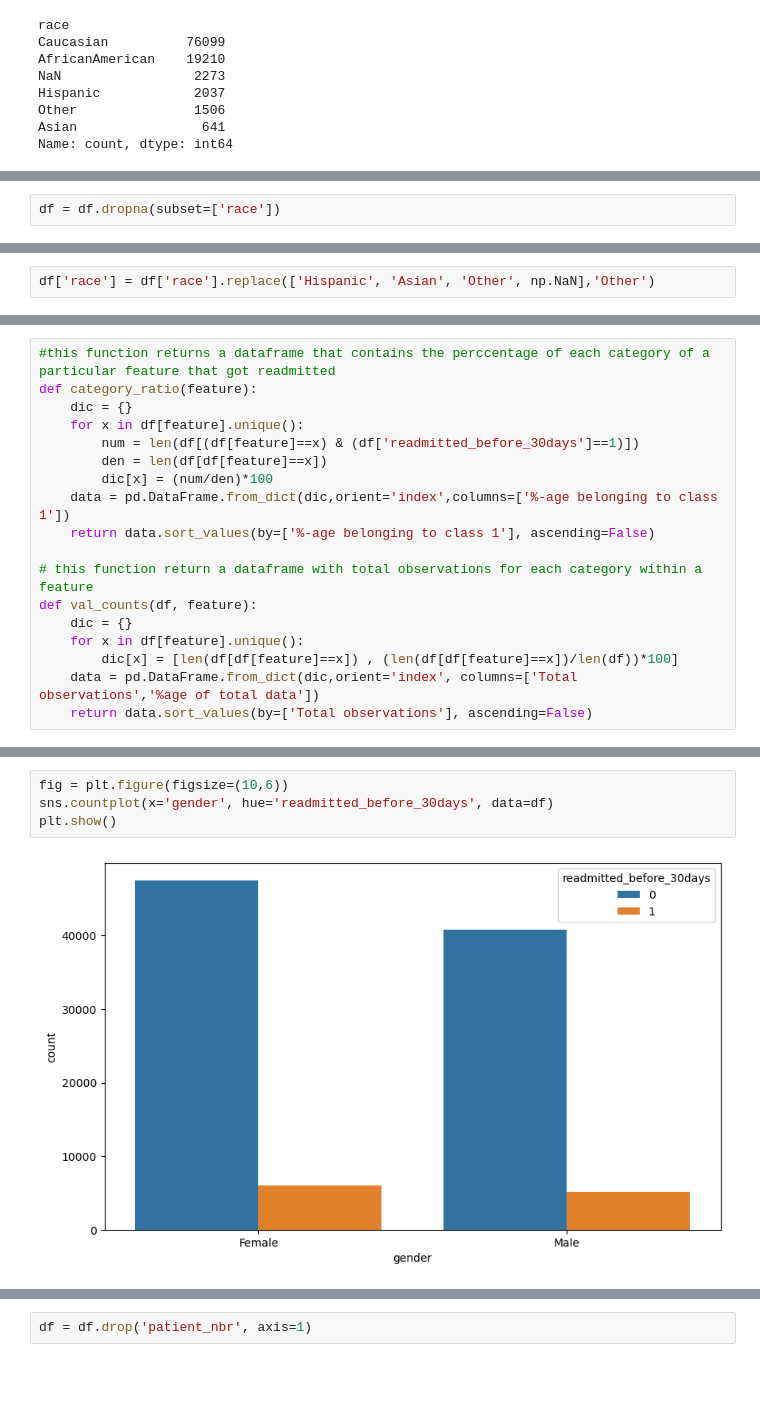
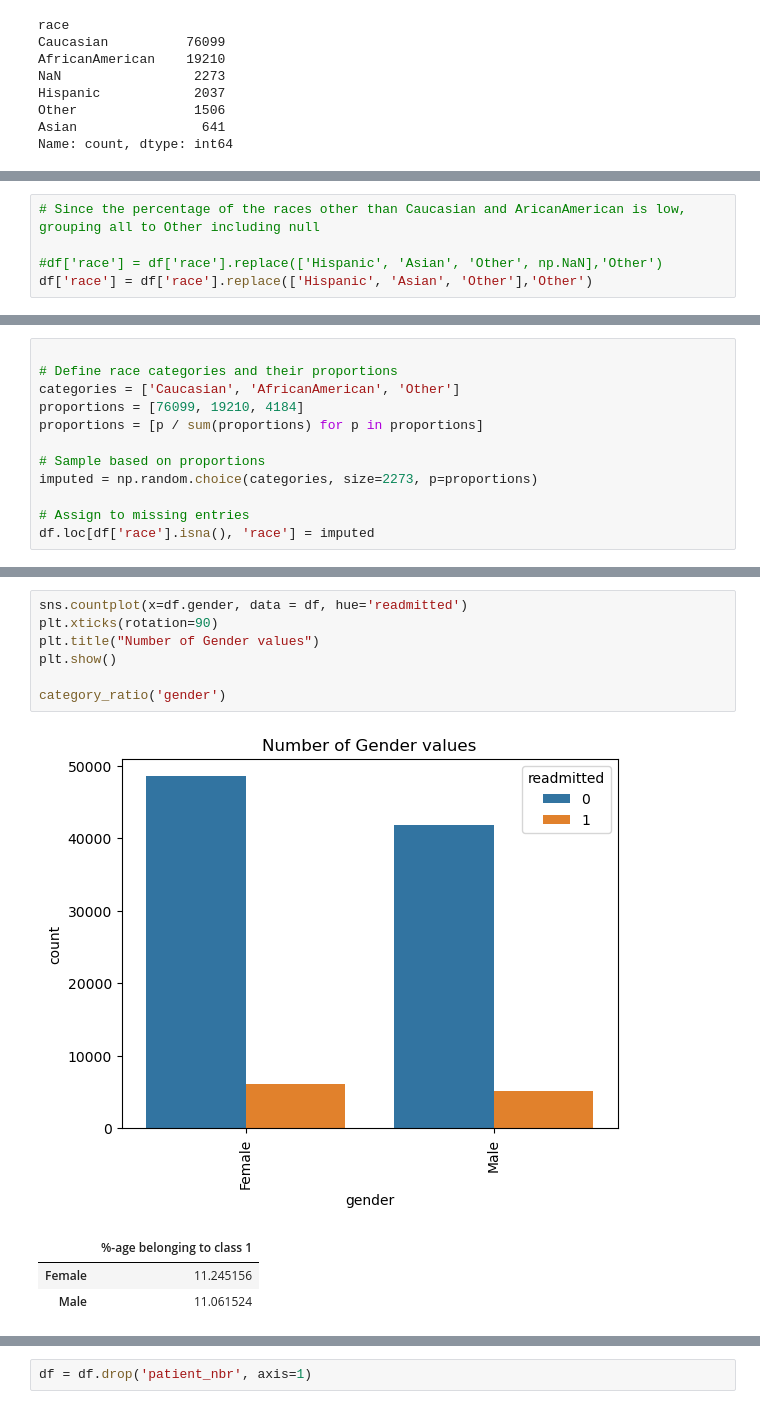
Before and after one commit to deedeese/Hospital-Readmission-of-Diabetic-Patients, a Jupyter notebook: Project.ipynb, the cells around one changed output, grey strips where cells are left out. Cells and saved outputs as stored; diff of their text form; blank space fills up the shorter version.

```diff
--- a/Project.ipynb
+++ b/Project.ipynb
@@ -210,2 +427,0 @@ There are 2273 instances without race which is 2.23% which can be dropped.
-# %%
-df = df.dropna(subset=['race'])
@@ -233,2 +451,5 @@ plt.show()
 # %%
-df['race'] = df['race'].replace(['Hispanic', 'Asian', 'Other', np.NaN],'Other')
+# Since the percentage of the races other than Caucasian and AricanAmerican is low, grouping all to Other including null
+
+#df['race'] = df['race'].replace(['Hispanic', 'Asian', 'Other', np.NaN],'Other')
+df['race'] = df['race'].replace(['Hispanic', 'Asian', 'Other'],'Other')
@@ -240,18 +489,0 @@ df['race'].value_counts().plot(kind='bar')
-# %%
-#this function returns a dataframe that contains the perccentage of each category of a particular feature that got readmitted
-def category_ratio(feature):
-    dic = {}
-    for x in df[feature].unique():
-        num = len(df[(df[feature]==x) & (df['readmitted_before_30days']==1)])
-        den = len(df[df[feature]==x])
-        dic[x] = (num/den)*100
-    data = pd.DataFrame.from_dict(dic,orient='index',columns=['%-age belonging to class 1'])
-    return data.sort_values(by=['%-age belonging to class 1'], ascending=False)
-
-# this function return a dataframe with total observations for each category within a feature
-def val_counts(df, feature):
-    dic = {}
-    for x in df[feature].unique():
-        dic[x] = [len(df[df[feature]==x]) , (len(df[df[feature]==x])/len(df))*100]
-    data = pd.DataFrame.from_dict(dic,orient='index', columns=['Total observations','%age of total data'])
-    return data.sort_values(by=['Total observations'], ascending=False)
@@ -257,0 +501,12 @@ def val_counts(df, feature):
+# %%
+
+# Define race categories and their proportions
+categories = ['Caucasian', 'AfricanAmerican', 'Other']
+proportions = [76099, 19210, 4184]
+proportions = [p / sum(proportions) for p in proportions]
+
+# Sample based on proportions
+imputed = np.random.choice(categories, size=2273, p=proportions)
+
+# Assign to missing entries
+df.loc[df['race'].isna(), 'race'] = imputed
@@ -259,8 +564,14 @@ def val_counts(df, feature):
 gender_index = df[df.gender == 'Unknown/Invalid'].index
 df = df.drop(gender_index, axis=0)
 # %%
-fig = plt.figure(figsize=(10,6))
-sns.countplot(x='gender', hue='readmitted_before_30days', data=df)
+sns.countplot(x=df.gender, data = df, hue='readmitted')
+plt.xticks(rotation=90)
+plt.title("Number of Gender values")
 plt.show()
+
+category_ratio('gender')
 # %% [output]
-[figure, old version]
+[figure, new version]
+|  | %-age belonging to class 1 |
+| Female | 11.245156 |
+| Male | 11.061524 |
```
Also changed, not shown: parts of 239 cells of this notebook.
